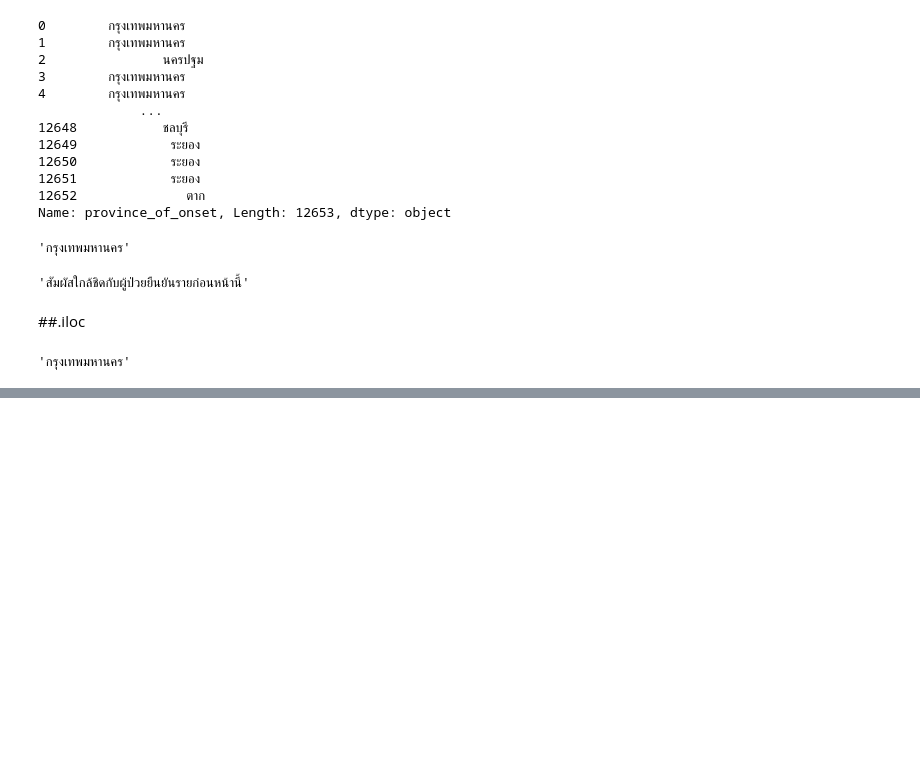
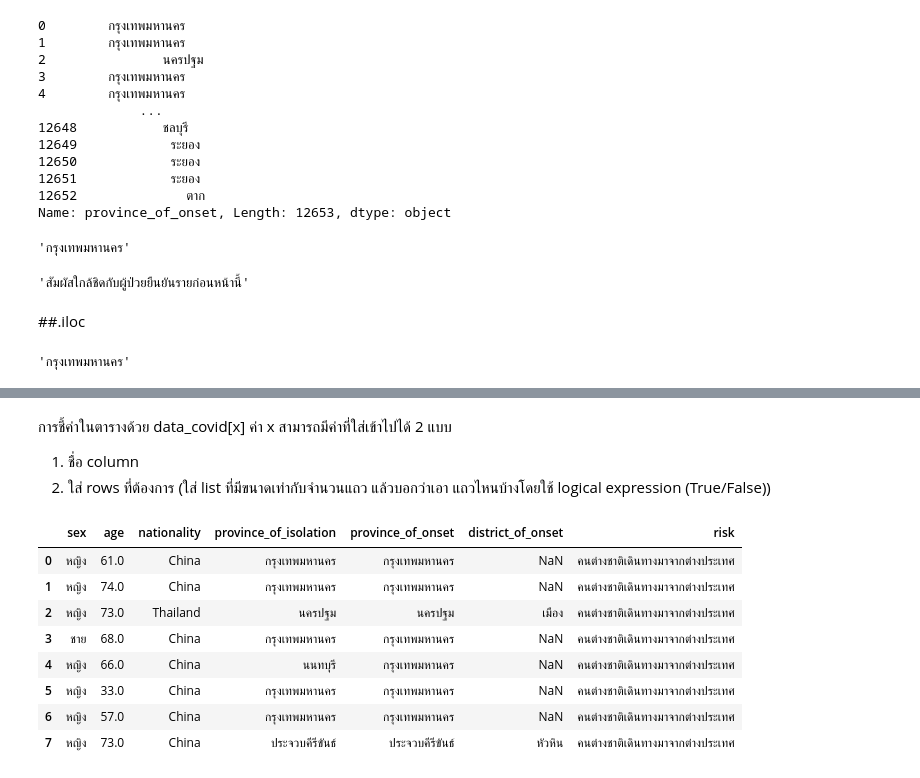
Before and after one commit to 6230204513/data_viz_2022, a Jupyter notebook: Pandas101.ipynb, the cells around one changed output, grey strips where cells are left out. Cells and saved outputs as stored; diff of their text form; code cells hidden in the pictures; blank space fills up the shorter version.

```diff
--- a/Pandas101.ipynb
+++ b/Pandas101.ipynb
@@ -108,0 +210,17 @@ data_covid.iloc[4,7] #หลัก4แถว7
+# %% [markdown]
+การชี้ค่าในตารางด้วย data_covid[x] ค่า x สามารถมีค่าที่ใส่เข้าไปได้ 2 แบบ
+  1. ชื่อ column
+  2. ใส่ rows ที่ต้องการ (ใส่ list ที่มีขนาดเท่ากับจำนวนแถว แล้วบอกว่าเอา แถวไหนบ้างโดยใช้ logical expression (True/False))
+# %%
+eight_rows_covid = data_covid.iloc[:8,3:] # ตารางตัวอย่าง เลือกมาแค่ 8 Row แรก และ columm 3 เป็นต้นไป
+eight_rows_covid
+# %% [output]
+|  | sex | age | nationality | province_of_isolation | province_of_onset | district_of_onset | risk |
+| 0 | หญิง | 61.0 | China | กรุงเทพมหานคร | กรุงเทพมหานคร | NaN | คนต่างชาติเดินทางมาจากต่างประเทศ |
+| 1 | หญิง | 74.0 | China | กรุงเทพมหานคร | กรุงเทพมหานคร | NaN | คนต่างชาติเดินทางมาจากต่างประเทศ |
+| 2 | หญิง | 73.0 | Thailand | นครปฐม | นครปฐม | เมือง | คนต่างชาติเดินทางมาจากต่างประเทศ |
+| 3 | ชาย | 68.0 | China | กรุงเทพมหานคร | กรุงเทพมหานคร | NaN | คนต่างชาติเดินทางมาจากต่างประเทศ |
+| 4 | หญิง | 66.0 | China | นนทบุรี | กรุงเทพมหานคร | NaN | คนต่างชาติเดินทางมาจากต่างประเทศ |
+| 5 | หญิง | 33.0 | China | กรุงเทพมหานคร | กรุงเทพมหานคร | NaN | คนต่างชาติเดินทางมาจากต่างประเทศ |
+| 6 | หญิง | 57.0 | China | กรุงเทพมหานคร | กรุงเทพมหานคร | NaN | คนต่างชาติเดินทางมาจากต่างประเทศ |
+| 7 | หญิง | 73.0 | China | ประจวบคีรีขันธ์ | ประจวบคีรีขันธ์ | หัวหิน | คนต่างชาติเดินทางมาจากต่างประเทศ |
```
Also changed, not shown: parts of 34 cells of this notebook.
